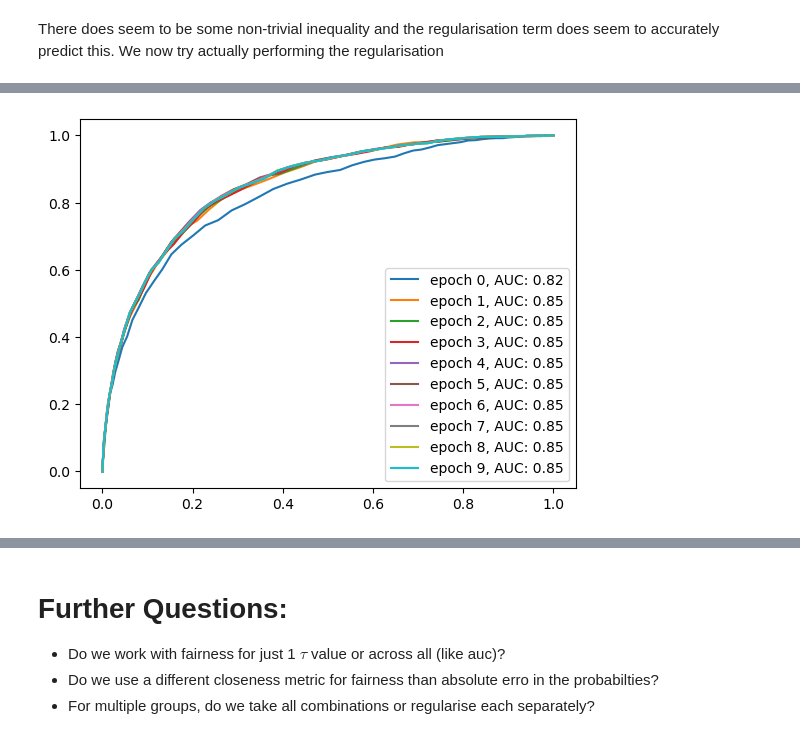
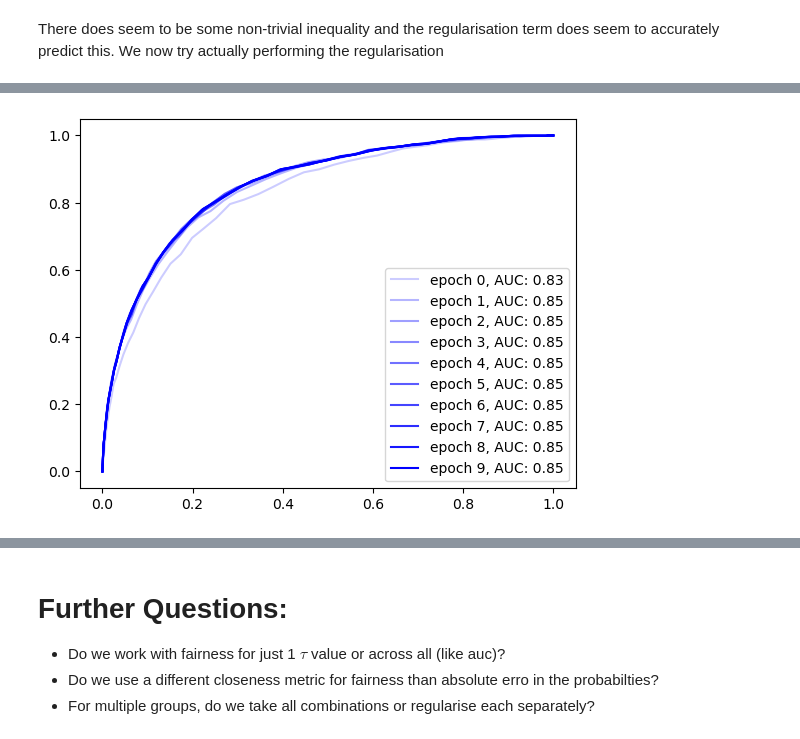
Before and after one commit to joshgivens/ClassificationwithAltLoss, a Jupyter notebook: fairness_constraints/Regularisation/equal_odds.ipynb, the cells around one changed output, grey strips where cells are left out. Drawn from its saved outputs; the diff is of its cells as text; code cells hidden in the pictures.

```diff
--- a/fairness_constraints/Regularisation/equal_odds.ipynb
+++ b/fairness_constraints/Regularisation/equal_odds.ipynb
@@ -1081,6 +1212,7 @@ batch_rep = 10
 large_batch = small_batch*batch_rep
 dataloader0 = DataLoader(data0, batch_size = large_batch, shuffle = True, drop_last=True)
 dataloader1 = DataLoader(data1, batch_size = small_batch, shuffle = True, drop_last=True)
+nepochs = 10
 
 # Set-up model
 d = X_train.shape[1]
@@ -1089,17 +1221,18 @@ lossfunc = paired_aucloss
 optimizer = torch.optim.Adam(model.parameters(), lr=0.1)
 scheduler = torch.optim.lr_scheduler.StepLR(optimizer, step_size=1, gamma=.5)
 regularise = PWKDERegExact(0.01, regtype='fp', casttoprob=False)
-prop_1=0.01
+
+alphas = torch.linspace(0.2, 1, nepochs)
 fig,ax = plt.subplots()
 # Train model
 # set-up initial scores
 (x0, income0), (x1, income1) = next(iter(zip(dataloader0, dataloader1)))
 scores0 = model(x0).squeeze()
 scores1 = model(x1).squeeze()
+update_tau(model, scores0, scores1, type="fp", value=0.2)
 scores1 = scores1.repeat(batch_rep)
 # Use 0 scores to update tau to give 25% FP rate
-model.tau = torch.quantile(scores0,torch.tensor([.75]))
-for epoch in tqdm(range(10)):
+for epoch in tqdm(range(nepochs)):
     for (x0, income0), (x1, income1) in zip(dataloader0, dataloader1):
         optimizer.zero_grad()
         loss = lossfunc(scores0, scores1)
@@ -1124,7 +1257,7 @@ for epoch in tqdm(range(10)):
         single_tpr = TPR(pred_te, y_test)
         single_fdr = FDR(pred_te, y_test)
         equal_error = equality_loss(y_test, pred_te, income_test, regtype='fp')
-        ax.plot(fpr, tpr, label = 'epoch %d, AUC: %0.2f' % (epoch, auc))
+        ax.plot(fpr, tpr, label = 'epoch %d, AUC: %0.2f' % (epoch, auc), color="b", alpha=alphas[epoch].item())
         print(f"Loss:{loss.item(): 0.3f} | Reg:{reg.item(): .3f} | ",
               f"AUC:{auc: .3f} | Equality Error:{equal_error.item(): .3f} | ",
               f"FPR:{single_fpr: .3f} | TPR:{single_tpr: .3f} | FDR:{single_fdr: .3f}")
@@ -1146,7 +1279,7 @@ Loss: 0.353 | Reg: 0.034 |  AUC: 0.867 | Equality Error: 0.052 |  FPR: 0.199 | T
 There does seem to be some non-trivial inequality and the regularisation term does seem to accurately predict this. We now try actually performing the regularisation
 # %%
 # Set up data
-# Split into 0 and l data
+# Split into 0 and 1 data
 X_train0 = X_train[y_train==0]
 X_train1 = X_train[y_train==1]
 income_train0 = income_train[y_train==0]
@@ -1161,6 +1294,8 @@ batch_rep = 10
 large_batch = small_batch*batch_rep
 dataloader0 = DataLoader(data0, batch_size = large_batch, shuffle = True, drop_last=True)
 dataloader1 = DataLoader(data1, batch_size = small_batch, shuffle = True, drop_last=True)
+nepochs = 10
+
 
 # Set-up model
 d = X_train.shape[1]
@@ -1169,7 +1304,8 @@ lossfunc = paired_aucloss
 optimizer = torch.optim.Adam(model.parameters(), lr=0.1)
 scheduler = torch.optim.lr_scheduler.StepLR(optimizer, step_size=1, gamma=.5)
 regularise = PWKDERegExact(0.1, regtype='fp', casttoprob=False)
-prop_1=0.01
+alphas = torch.linspace(0.2,1,nepochs)
+
 fig,ax = plt.subplots()
 # Train model
 # set-up initial scores
@@ -1180,7 +1316,7 @@ reg = regularise(scores0, scores1, income0, income1, tau=model.tau)
 scores1 = scores1.repeat(batch_rep)
 # Use 0 scores to update tau to give 20% FP rate
 model.tau = torch.quantile(scores0.detach(),torch.tensor([.8]))
-for epoch in tqdm(range(10)):
+for epoch in tqdm(range(nepochs)):
     for (x0, income0), (x1, income1) in zip(dataloader0, dataloader1):
         optimizer.zero_grad()
         loss = lossfunc(scores0, scores1)
@@ -1204,7 +1340,7 @@ for epoch in tqdm(range(10)):
         single_tpr = TPR(pred_te, y_test)
         single_fdr = FDR(pred_te, y_test)
         equal_error = equality_loss(y_test, pred_te, income_test, regtype='fp')
-        ax.plot(fpr, tpr, label = 'epoch %d, AUC: %0.2f' % (epoch, auc))
+        ax.plot(fpr, tpr, label = 'epoch %d, AUC: %0.2f' % (epoch, auc), color="b", alpha=alphas[epoch].item())
         print(f"Loss:{loss.item(): 0.3f} | Reg:{reg.item(): .3f} | ",
               f"AUC:{auc: .3f} | Equality Error:{equal_error.item(): .3f} | ",
               f"FPR:{single_fpr: .3f} | TPR:{single_tpr: .3f} | FDR:{single_fdr: .3f}")
@@ -1239,15 +1375,18 @@ batch_rep = 10
 large_batch = small_batch*batch_rep
 dataloader0 = DataLoader(data0, batch_size = large_batch, shuffle = True, drop_last=True)
 dataloader1 = DataLoader(data1, batch_size = small_batch, shuffle = True, drop_last=True)
+nepochs = 10
 
 # Set-up model
 d = X_train.shape[1]
+lossfunc = paired_aucloss
+regularise = PWKDERegExact(0.1, regtype='fp', casttoprob=False)
+
 model = Classifier(nn.Linear(d, 1), tau=0, casttoprob=False)
-lossfunc = paired_aucloss
 optimizer = torch.optim.Adam(model.parameters(), lr=0.1)
 scheduler = torch.optim.lr_scheduler.StepLR(optimizer, step_size=1, gamma=.5)
-regularise = PWKDERegExact(0.1, regtype='fp', casttoprob=False)
-prop_1=0.01
+alphas = torch.linspace(0.2, 1, nepochs)
+
 fig,ax = plt.subplots()
 # Train model
 # set-up initial scores
@@ -1282,7 +1421,7 @@ for epoch in tqdm(range(10)):
         single_tpr = TPR(pred_te, y_test)
         single_fdr = FDR(pred_te, y_test)
         equal_error = equality_loss(y_test, pred_te, income_test, regtype='fp')
-        ax.plot(fpr, tpr, label = 'epoch %d, AUC: %0.2f' % (epoch, auc))
+        ax.plot(fpr, tpr, label = 'epoch %d, AUC: %0.2f' % (epoch, auc), color="b", alpha=alphas[epoch].item())
         print(f"Loss:{loss.item(): 0.3f} | Reg:{reg.item(): .3f} | ",
               f"AUC:{auc: .3f} | Equality Error:{equal_error.item(): .3f} | ",
               f"FPR:{single_fpr: .3f} | TPR:{single_tpr: .3f} | FDR:{single_fdr: .3f}")
@@ -1302 +1441 @@ Loss: 0.424 | Reg: 0.002 |  AUC: 0.854 | Equality Error: 0.008 |  FPR: 0.194 | T
-[figure, old version]
+[figure, new version]
```
Also changed, not shown: parts of 54 cells of this notebook, 4 other files.
